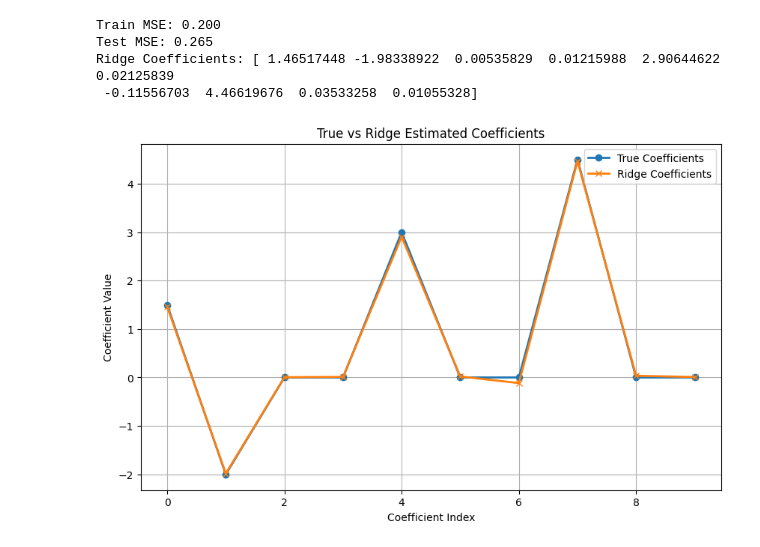
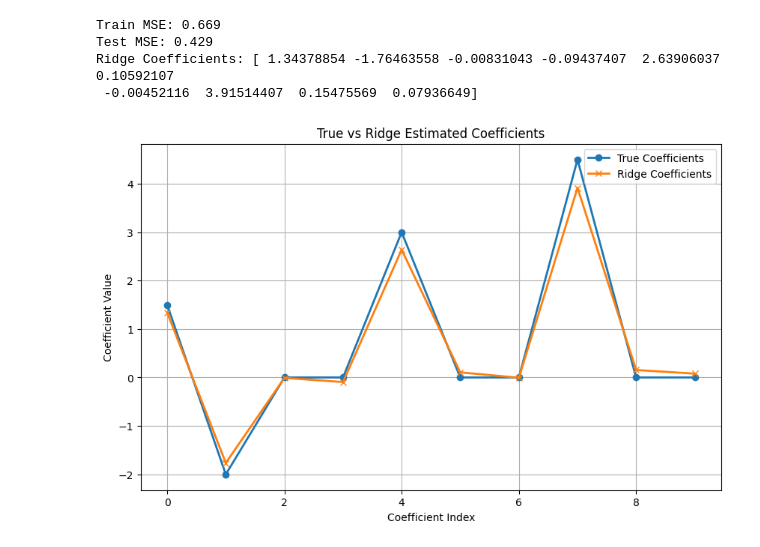
Before and after one commit to whistle-hikhi/Regularization-L1-and-L2, a Jupyter notebook: L2_Regularization.ipynb, the cells around one changed output. Saved outputs shown, nothing was run; the diff lists cells and outputs as text; code cells hidden in the pictures.

```diff
--- a/L2_Regularization.ipynb
+++ b/L2_Regularization.ipynb
@@ -19,36 +19,36 @@ y = X.dot(true_coef) + np.random.normal(0, 0.5, size=n_samples)
 
 # Split data into train and test sets
 X_train, X_test, y_train, y_test = train_test_split(X, y, test_size=0.2, random_state=42)
 
 # Apply Ridge (L2) regularization
-ridge = Ridge(alpha=1.0)  # Alpha is the regularization parameter
+ridge = Ridge(alpha=10.0)  # Alpha is the regularization parameter
 ridge.fit(X_train, y_train)
 
 # Predict and evaluate the model
 y_pred_train = ridge.predict(X_train)
 y_pred_test = ridge.predict(X_test)
 
 mse_train = mean_squared_error(y_train, y_pred_train)
 mse_test = mean_squared_error(y_test, y_pred_test)
 
 # Print the results
 print(f"Train MSE: {mse_train:.3f}")
 print(f"Test MSE: {mse_test:.3f}")
 print("Ridge Coefficients:", ridge.coef_)
 
 # Visualizing the impact of L2 regularization on the coefficients
 plt.figure(figsize=(10, 6))
 plt.plot(range(len(true_coef)), true_coef, 'o-', label='True Coefficients', linewidth=2)
 plt.plot(range(len(ridge.coef_)), ridge.coef_, 'x-', label='Ridge Coefficients', linewidth=2)
 plt.title('True vs Ridge Estimated Coefficients')
 plt.xlabel('Coefficient Index')
 plt.ylabel('Coefficient Value')
 plt.legend()
 plt.grid(True)
 plt.show()
 # %% [output]
-Train MSE: 0.200
-Test MSE: 0.265
-Ridge Coefficients: [ 1.46517448 -1.98338922  0.00535829  0.01215988  2.90644622  0.02125839
- -0.11556703  4.46619676  0.03533258  0.01055328]
+Train MSE: 0.669
+Test MSE: 0.429
+Ridge Coefficients: [ 1.34378854 -1.76463558 -0.00831043 -0.09437407  2.63906037  0.10592107
+ -0.00452116  3.91514407  0.15475569  0.07936649]
-[figure, old version]
+[figure, new version]
```
